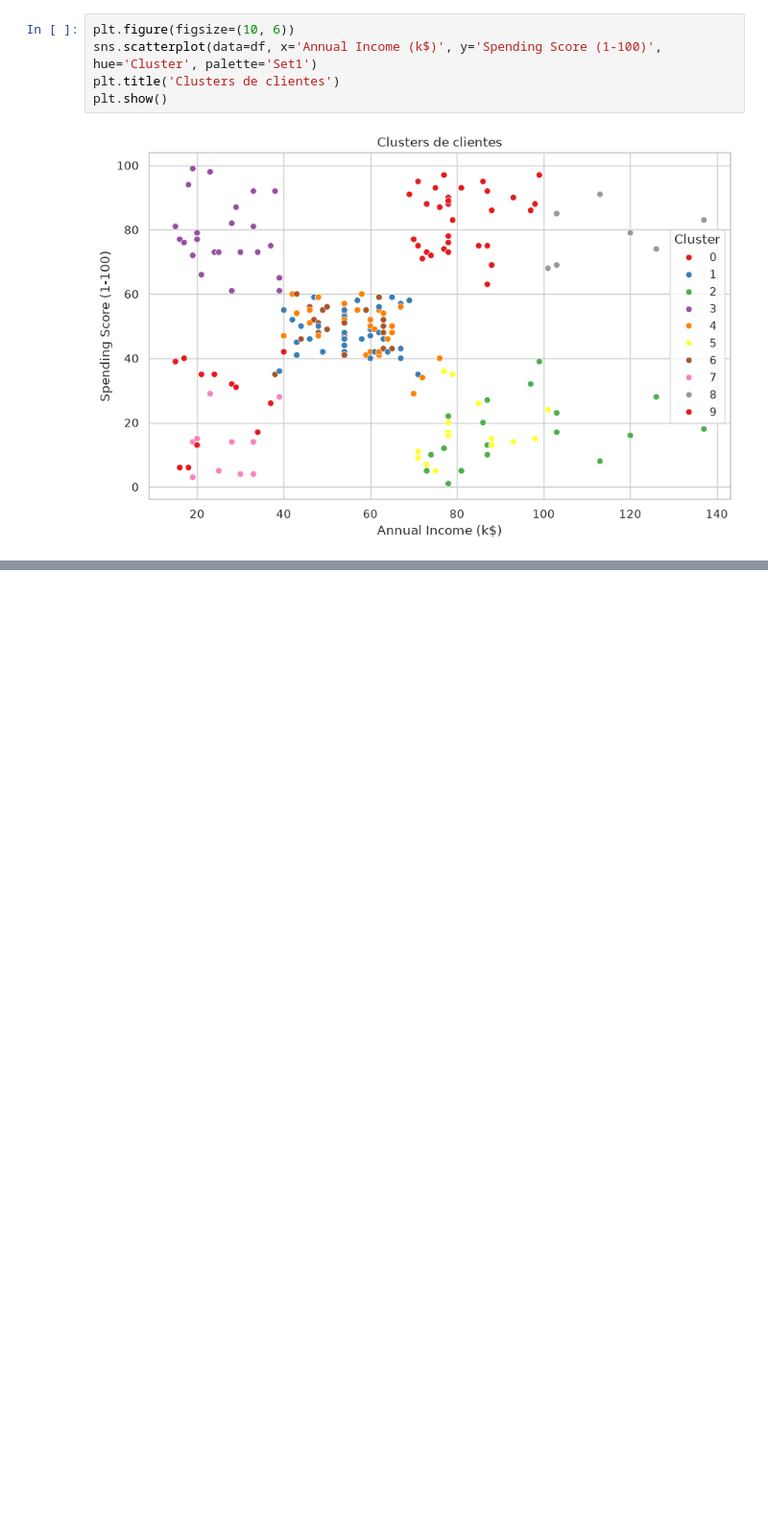
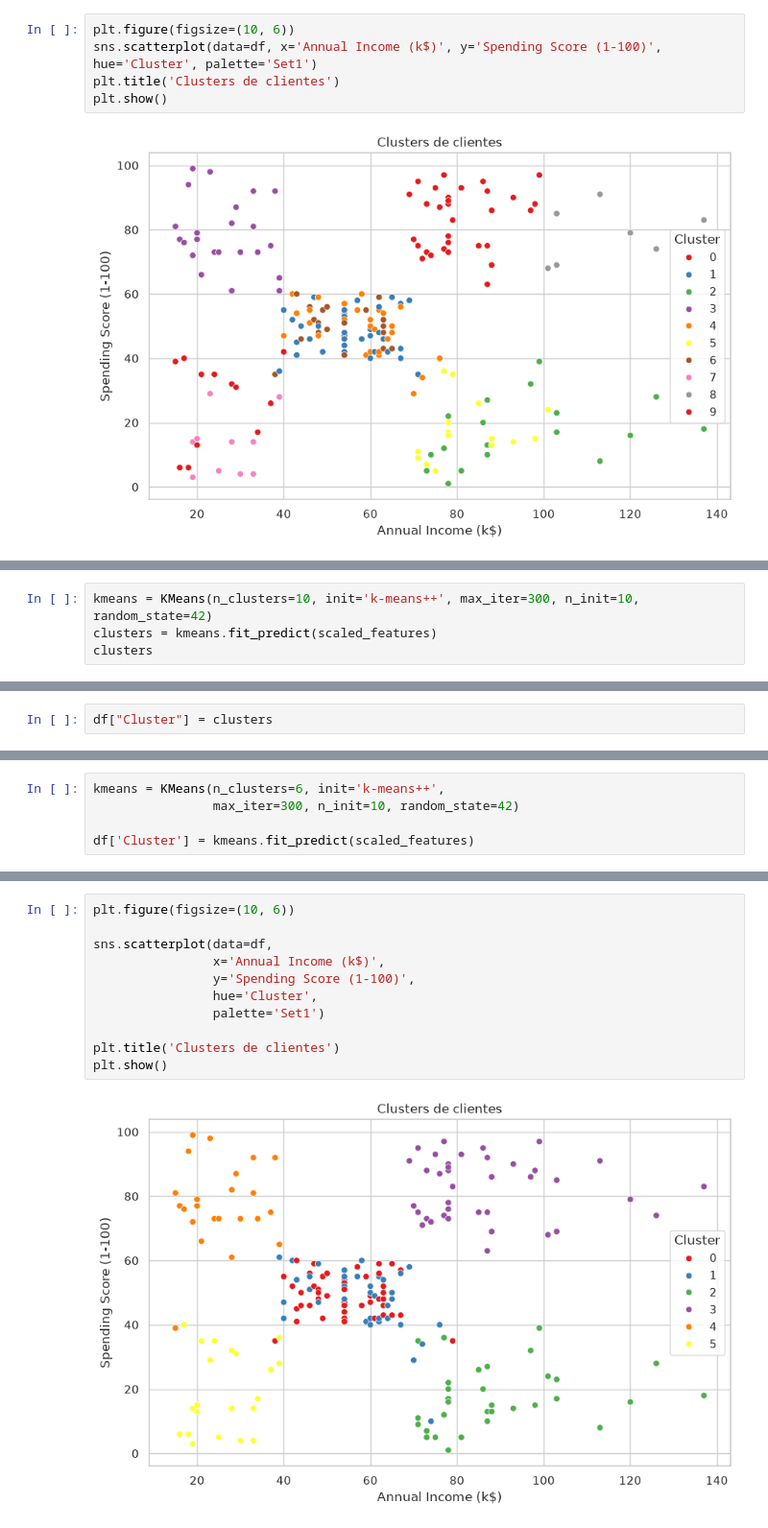
Before and after one commit to carlos2509029-ship-it/aprendizaje_NO_supervisado, a Jupyter notebook: EDA.ipynb, the cells around one changed output, grey strips where cells are left out. Shown at 96% size. Drawn from its saved outputs; the diff is of its cells as text; blank space fills up the shorter version.

Commit message:
Finalizando sección 3.2 clustering de la materia de IA

```diff
--- a/EDA.ipynb
+++ b/EDA.ipynb
@@ -253,0 +295,4 @@ plt.show()
+# %%
+kmeans = KMeans(n_clusters=10, init='k-means++', max_iter=300, n_init=10, random_state=42)
+clusters = kmeans.fit_predict(scaled_features)
+clusters
@@ -253,0 +342,2 @@ plt.show()
+# %%
+df["Cluster"] = clusters
@@ -253,0 +381,5 @@ plt.show()
+# %%
+kmeans = KMeans(n_clusters=6, init='k-means++',
+                max_iter=300, n_init=10, random_state=42)
+
+df['Cluster'] = kmeans.fit_predict(scaled_features)
@@ -253,0 +401,13 @@ plt.show()
+# %%
+plt.figure(figsize=(10, 6))
+
+sns.scatterplot(data=df,
+                x='Annual Income (k$)',
+                y='Spending Score (1-100)',
+                hue='Cluster',
+                palette='Set1')
+
+plt.title('Clusters de clientes')
+plt.show()
+# %% [output]
+[figure, added]
```
Also changed, not shown: parts of 37 cells of this notebook.
